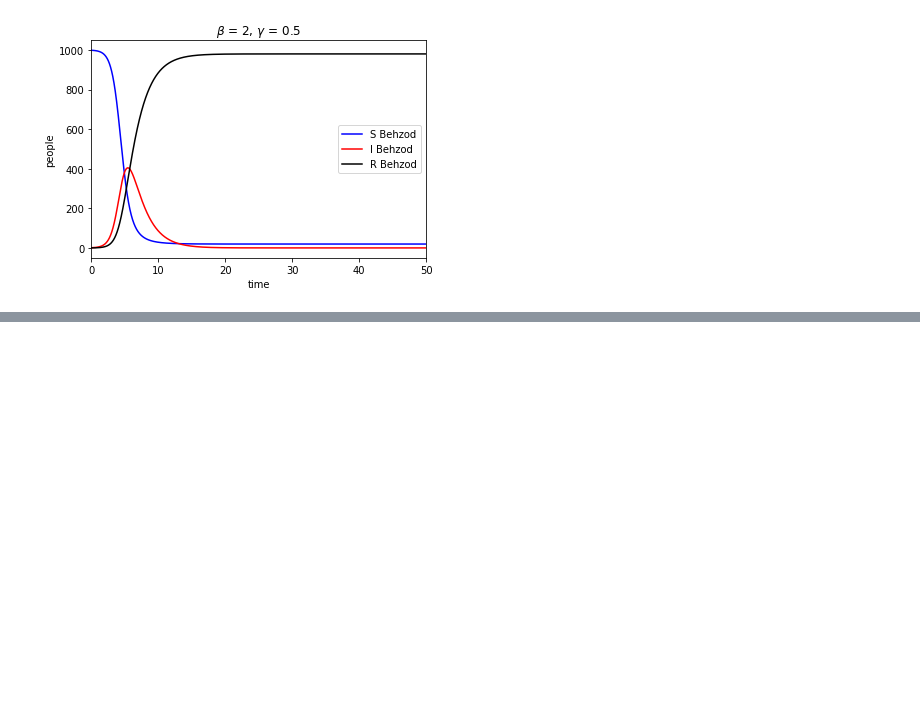
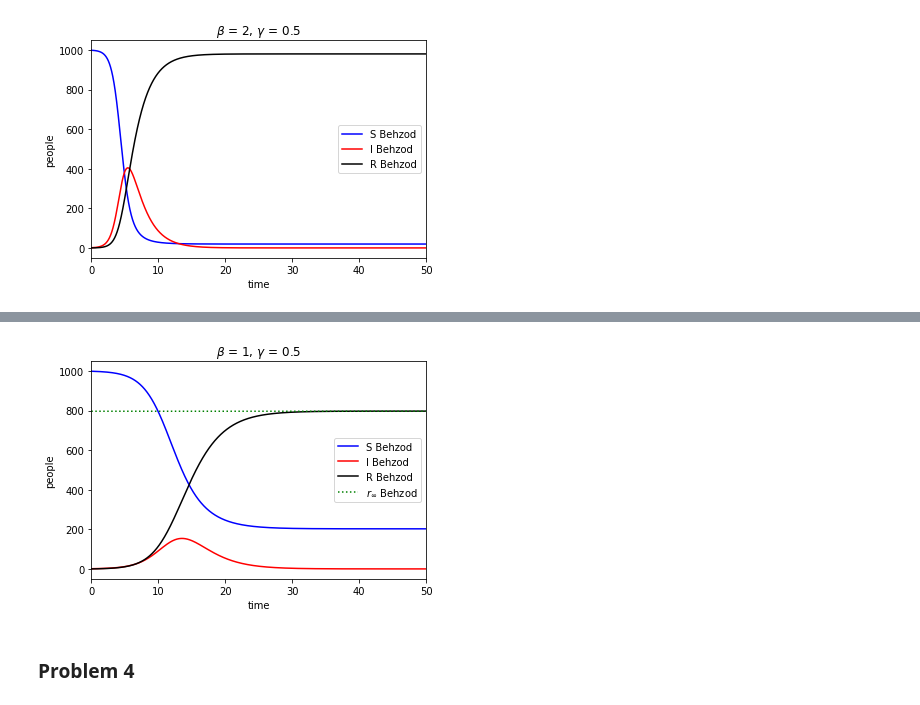
Before and after one commit to behzodcu/idm, a Jupyter notebook: hw1.ipynb, the cells around one changed output, grey strips where cells are left out. Cells and saved outputs as stored; diff of their text form; code cells hidden in the pictures; blank space fills up the shorter version.

```diff
--- a/hw1.ipynb
+++ b/hw1.ipynb
@@ -42,0 +96,36 @@ SIR_simulation(N = 1000, S = 999, I = 1, R = 0, beta = 2, gamma = 0.5, time = 50
+# %%
+def SIR_simulation_r_inf(N, S, I, R, beta, gamma, time):
+
+    S = [999]
+    I = [1]
+    R = [0]
+    dt = 0.01
+    timesteps = int(time/dt)
+
+    for _ in range(1,timesteps):
+
+        S.append(S[-1] + dt * -(beta * S[-1] * I[-1] / N))
+        I.append(I[-1] + dt * ((beta * S[-2] * I[-1] / N) - (gamma * I[-1])))
+        R.append(N - (S[-2] + I[-2]))
+
+    R_0 = beta / gamma
+    intersection = np.abs(np.round(fsolve(lambda r_inf: f(r_inf) - g(r_inf, R_0), 0.5)[0],5))
+    plt.plot(range(timesteps), S, color = 'blue', label = 'S Behzod')
+    plt.plot(range(timesteps), I, color = 'red', label = 'I Behzod')
+    plt.plot(range(timesteps), R, color = 'black', label = 'R Behzod')
+    plt.plot(range(timesteps), [intersection*N] * timesteps, 'g:', label = r'$r_{\infty}$ Behzod')
+    plt.xlabel('time')
+    plt.ylabel('people')
+    plt.title(r'$\beta$ = {}, $\gamma$ = {}'.format(beta, gamma))
+    xticks= [tick * dt for tick in plt.xticks()[0]]
+    plt.xticks(plt.xticks()[0], ['{:.0f}'.format(tick) for tick in xticks])
+    plt.xlim(0,timesteps)
+    plt.legend()
+
+    plt.show()
+# %%
+SIR_simulation_r_inf(N = 1000, S = 999, I = 1, R = 0, beta = 1, gamma = 0.5, time = 50)
+# %% [output]
+[figure, added]
+# %% [markdown]
+### Problem 4
```
Also changed, not shown: parts of 8 cells of this notebook.
